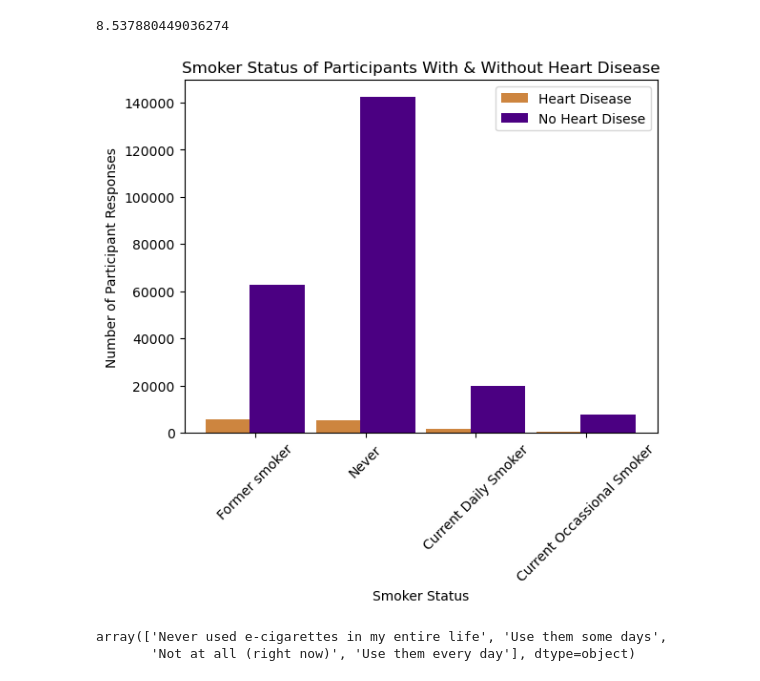
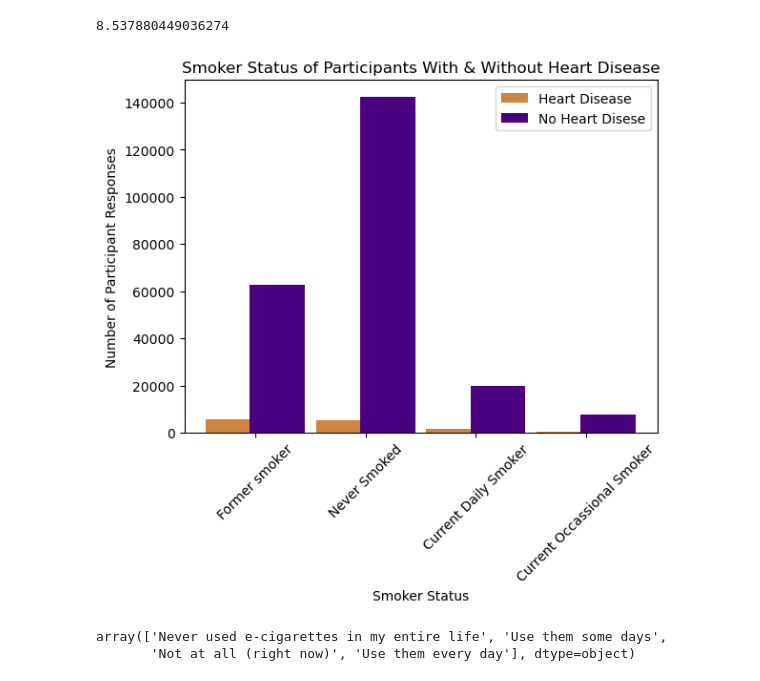
Before and after one commit to RickGrimesCodes/Project-1-GREEN-TEAM-, a Jupyter notebook: jupyterCode/KeyLifestyleIndicators.ipynb, the cells around one changed output. Saved outputs shown, nothing was run; the diff lists cells and outputs as text; code cells hidden in the pictures.

```diff
--- a/jupyterCode/KeyLifestyleIndicators.ipynb
+++ b/jupyterCode/KeyLifestyleIndicators.ipynb
@@ -789,23 +789,23 @@ currentNegPercent
 # %%
 # visualization of smoker status in participants WITH and WITHOUT heart disease
 status = ["Former smoker", "Never Smoked", "Current Daily Smoker", "Current Occassional Smoker"]
 Ypos = [5610,  5471,  1801,  553]
 Zneg = [62617, 142266, 19858, 7546]
 
 X_axis = np.arange(len(status))
 
 plt.bar(X_axis - 0.2, Ypos, 0.5, color="peru", label = "Heart Disease")
 plt.bar(X_axis + 0.2, Zneg, 0.5, color="indigo", label = "No Heart Disese")
 
 tick_locations = [value for value in x_axis]
-plt.xticks(X_axis, ["Former smoker", "Never", "Current Daily Smoker", "Current Occassional Smoker"], rotation=45)
+plt.xticks(X_axis, ["Former smoker", "Never Smoked", "Current Daily Smoker", "Current Occassional Smoker"], rotation=45)
 plt.xlabel("Smoker Status")
 plt.ylabel("Number of Participant Responses")
 plt.title("Smoker Status of Participants With & Without Heart Disease")
 plt.legend()
 plt.show()
 # %% [output]
-[figure, old version]
+[figure, new version]
 # %%
 # e-cigarette usage status
 # %%
```
Also changed, not shown: parts of 2 cells of this notebook.
